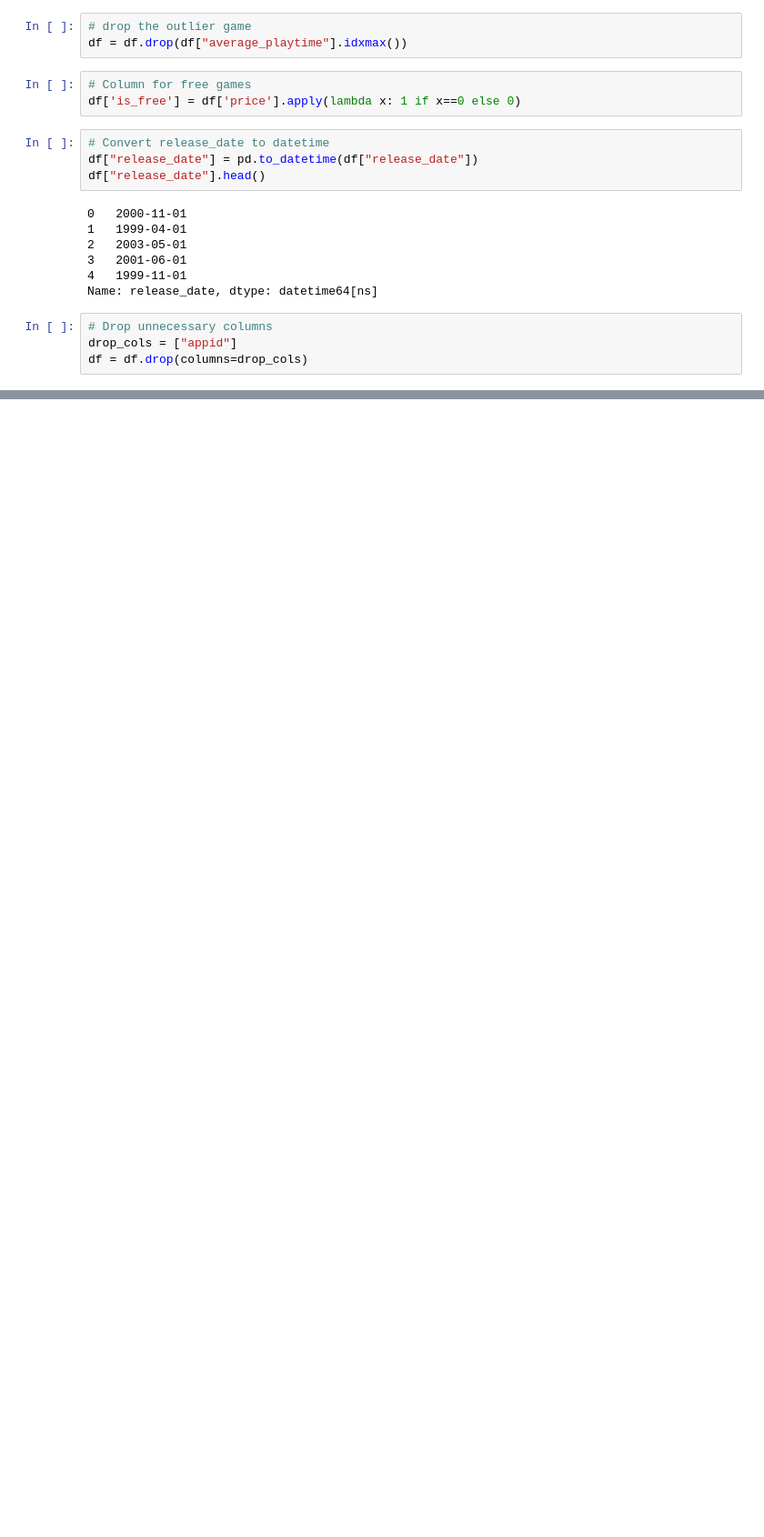
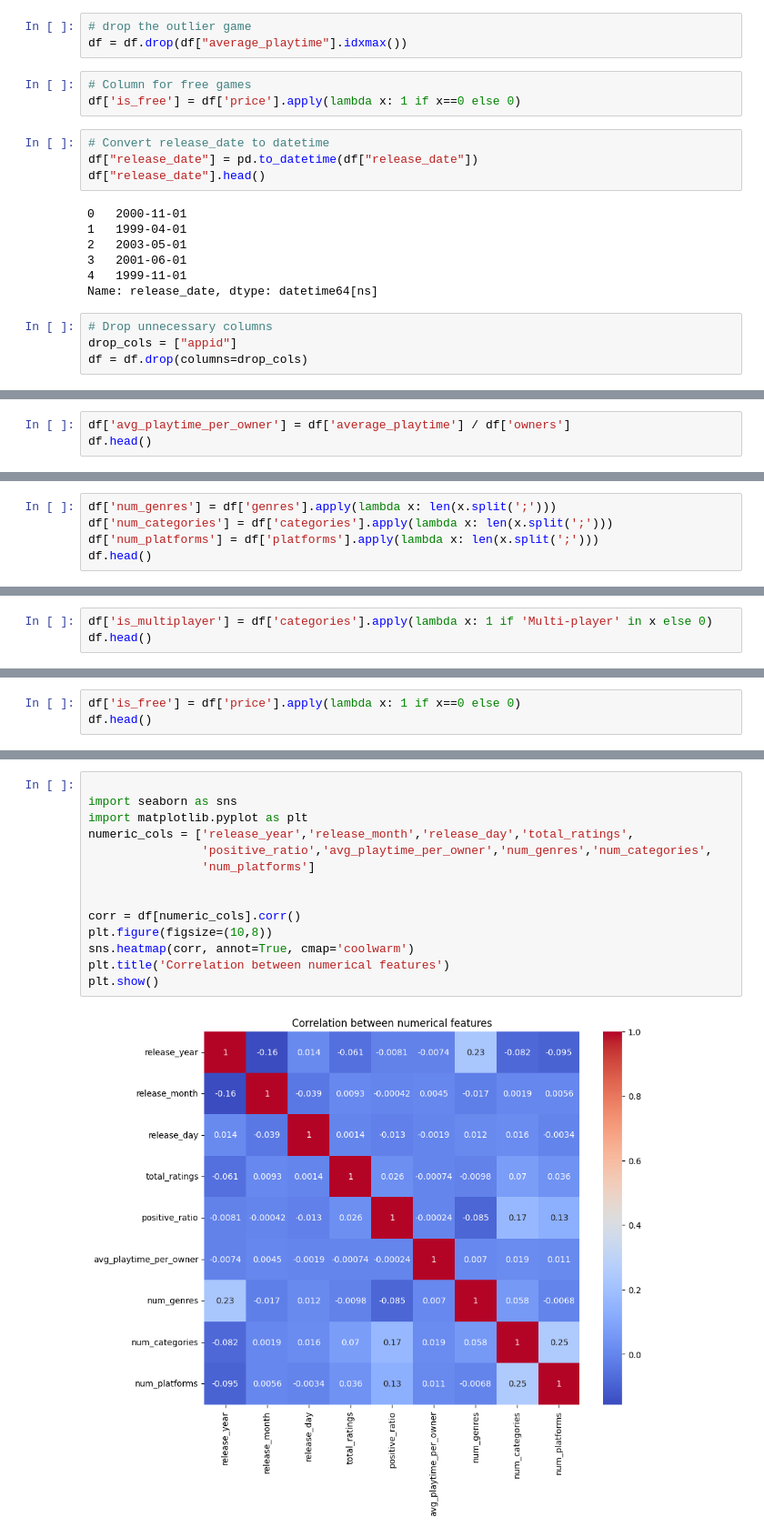
Before and after one commit to LamyaAlkhathami/Game_Addictiveness, a Jupyter notebook: notebooks/data_preprocessing.ipynb, the cells around one changed output, grey strips where cells are left out. Shown: that part at 91% size. Cells and saved outputs as stored; diff of their text form; blank space fills up the shorter version.

```diff
--- a/notebooks/data_preprocessing.ipynb
+++ b/notebooks/data_preprocessing.ipynb
@@ -102,0 +131,3 @@ df.head()
+# %%
+df['avg_playtime_per_owner'] = df['average_playtime'] / df['owners']
+df.head()
@@ -102,0 +142,5 @@ df.head()
+# %%
+df['num_genres'] = df['genres'].apply(lambda x: len(x.split(';')))
+df['num_categories'] = df['categories'].apply(lambda x: len(x.split(';')))
+df['num_platforms'] = df['platforms'].apply(lambda x: len(x.split(';')))
+df.head()
@@ -102,0 +155,3 @@ df.head()
+# %%
+df['is_multiplayer'] = df['categories'].apply(lambda x: 1 if 'Multi-player' in x else 0)
+df.head()
@@ -102,0 +166,3 @@ df.head()
+# %%
+df['is_free'] = df['price'].apply(lambda x: 1 if x==0 else 0)
+df.head()
@@ -102,0 +177,16 @@ df.head()
+# %%
+
+import seaborn as sns
+import matplotlib.pyplot as plt
+numeric_cols = ['release_year','release_month','release_day','total_ratings',
+                'positive_ratio','avg_playtime_per_owner','num_genres','num_categories',
+                'num_platforms']
+
+
+corr = df[numeric_cols].corr()
+plt.figure(figsize=(10,8))
+sns.heatmap(corr, annot=True, cmap='coolwarm')
+plt.title('Correlation between numerical features')
+plt.show()
+# %% [output]
+[figure, added]
```
Also changed, not shown: parts of 7 cells of this notebook.
